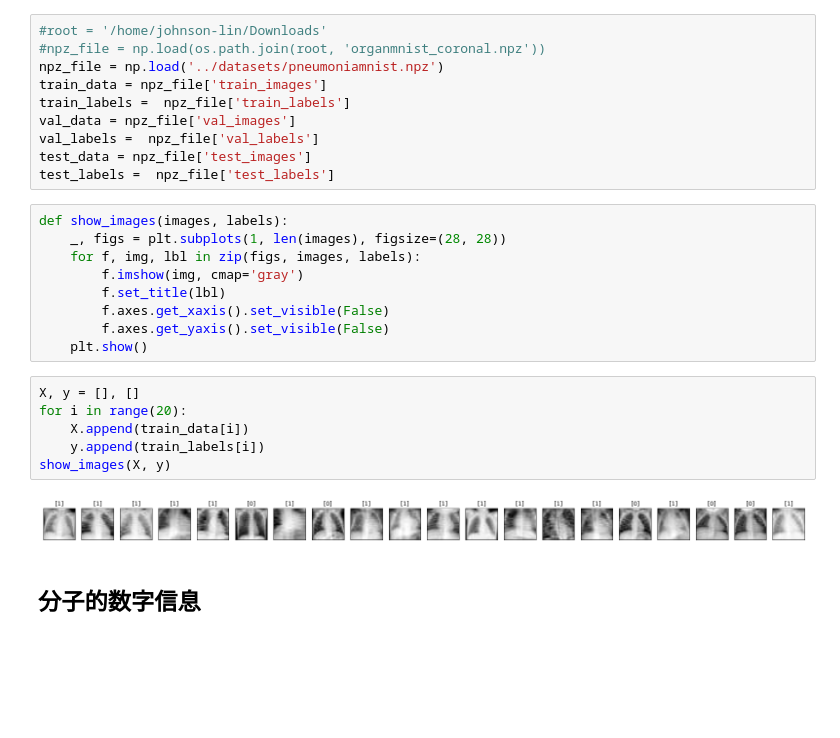
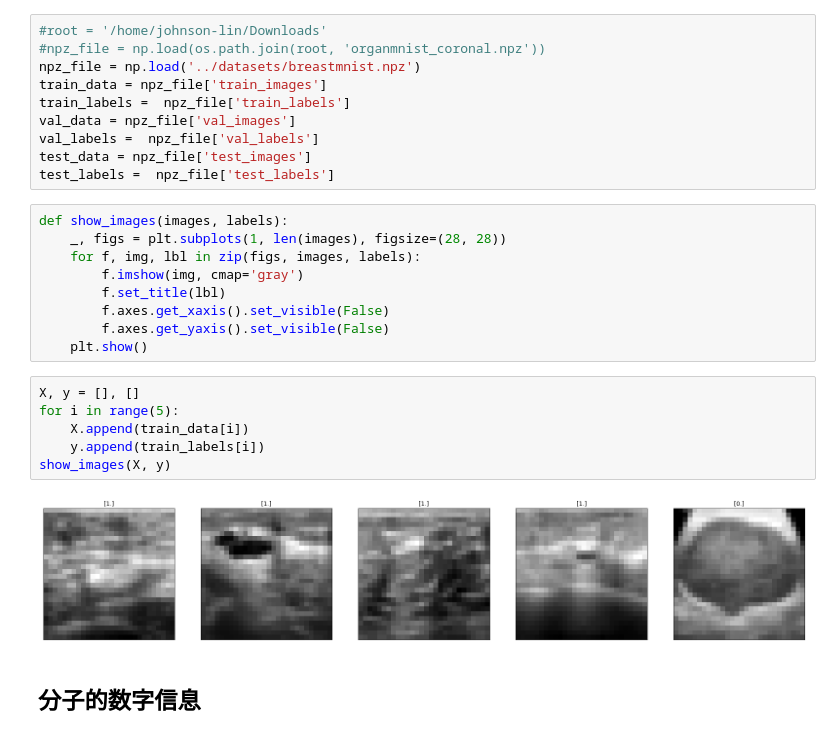
Before and after one commit to MS333-ML/Medical-Image-Classification, a Jupyter notebook: jupyter/Qclassifier-images.ipynb, the cells around one changed output. Drawn from its saved outputs; the diff is of its cells as text; blank space fills up the shorter version.

```diff
--- a/jupyter/Qclassifier-images.ipynb
+++ b/jupyter/Qclassifier-images.ipynb
@@ -27,7 +27,7 @@ from paddle_quantum.utils import pauli_str_to_matrix
 # %%
 #root = '/home/johnson-lin/Downloads'
 #npz_file = np.load(os.path.join(root, 'organmnist_coronal.npz'))
-npz_file = np.load('../datasets/pneumoniamnist.npz')
+npz_file = np.load('../datasets/breastmnist.npz')
 train_data = npz_file['train_images']
 train_labels =  npz_file['train_labels']
 val_data = npz_file['val_images']
@@ -45,12 +45,12 @@ def show_images(images, labels):
     plt.show()
 # %%
 X, y = [], []
-for i in range(20):
+for i in range(5):
     X.append(train_data[i])
     y.append(train_labels[i])
 show_images(X, y)
 # %% [output]
-[figure, old version]
+[figure, new version]
 # %% [markdown]
 分子的数字信息
 ---
```
Also changed, not shown: parts of 8 cells of this notebook.
